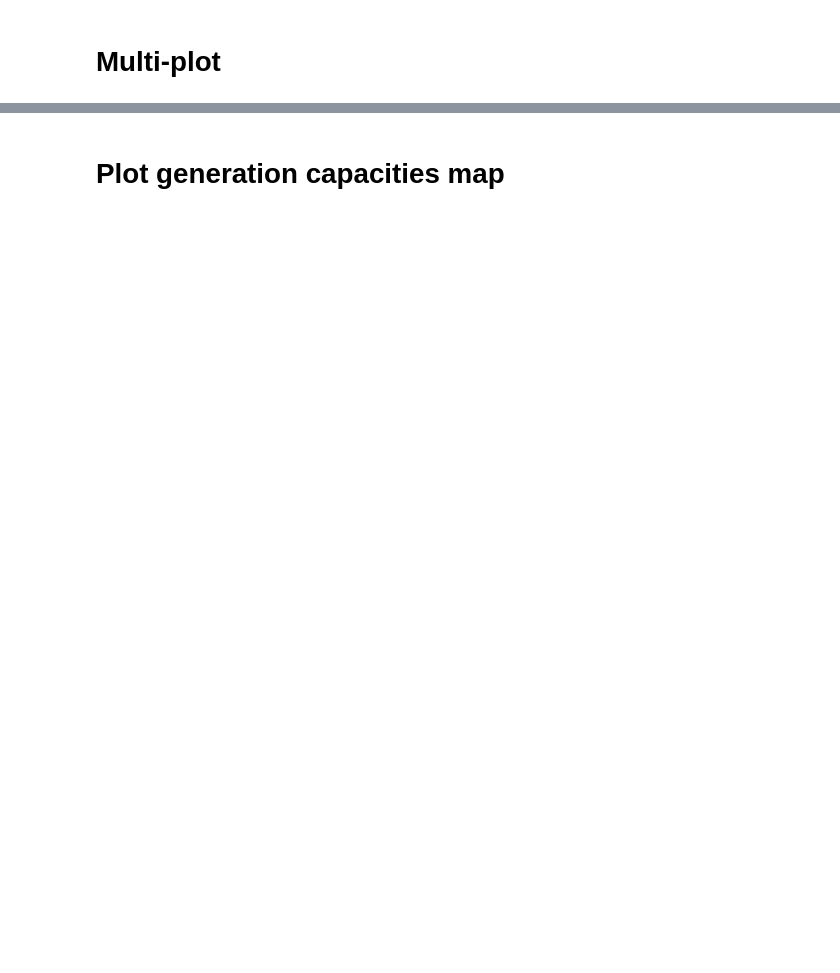
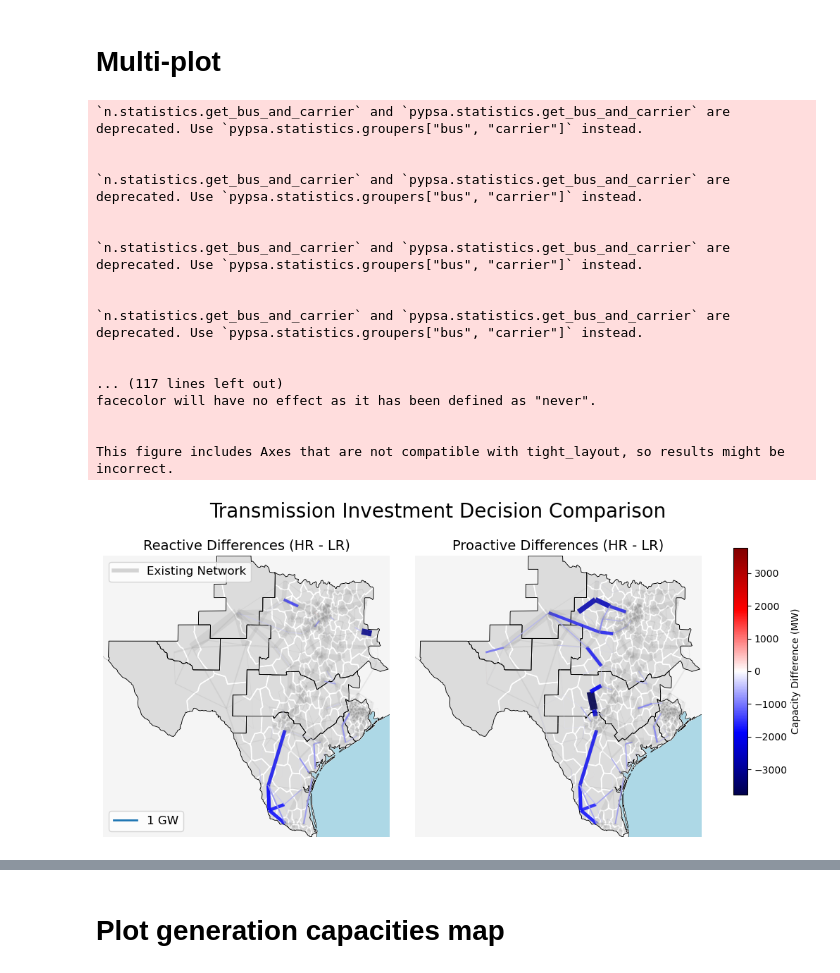
Before and after one commit to ktehranchi/pypsa-usa, a Jupyter notebook: workflow/notebooks/CH2/plot_network_maps2ERCOT.ipynb, the cells around one changed output, grey strips where cells are left out. Saved outputs shown, nothing was run; the diff lists cells and outputs as text; code cells hidden in the pictures; blank space fills up the shorter version.

```diff
--- a/workflow/notebooks/CH2/plot_network_maps2ERCOT.ipynb
+++ b/workflow/notebooks/CH2/plot_network_maps2ERCOT.ipynb
@@ -13,7 +13,9 @@ from matplotlib.colors import TwoSlopeNorm
 TITLE_SIZE = 20
 # %%
 # BAU
-n_hr_reactive = pypsa.Network('/Users/kamrantehranchi/Local_Documents/pypsa-usa/workflow/notebooks/CH2/5_5_BAU/elec_s210_cl180a_ch180a_ec_lv1.0_3h_E_mapped_TEP.nc')
-n_lr_reactive = pypsa.Network('/Users/kamrantehranchi/Local_Documents/pypsa-usa/workflow/notebooks/CH2/5_5_BAU/elec_s210_cl7a_ch180a_ec_lv1.0_3h_E_mapped_TEP.nc')
-n_lr_proactive = pypsa.Network("/Users/kamrantehranchi/Local_Documents/pypsa-usa/workflow/notebooks/CH2/5_5_BAU/elec_s210_cl7a_ch180a_ec_lvopt_3h_E_mapped_TEP.nc")
-n_hr_proactive = pypsa.Network('/Users/kamrantehranchi/Local_Documents/pypsa-usa/workflow/notebooks/CH2/5_5_BAU/elec_s210_c180a_ec_lvopt_3h_E.nc')
+sub_folder = '5_8_BAU'
+n_cp_reactive = pypsa.Network(f'/Users/kamrantehranchi/Local_Documents/pypsa-usa/workflow/notebooks/CH2/{sub_folder}/elec_s210_cl0a_ch180a_ec_lv1.0_3h_E_mapped_TEP.nc')
+n_hr_reactive = pypsa.Network(f'/Users/kamrantehranchi/Local_Documents/pypsa-usa/workflow/notebooks/CH2/{sub_folder}/elec_s210_cl180a_ch180a_ec_lv1.0_3h_E_mapped_TEP.nc')
+n_lr_reactive = pypsa.Network(f'/Users/kamrantehranchi/Local_Documents/pypsa-usa/workflow/notebooks/CH2/{sub_folder}/elec_s210_cl7a_ch180a_ec_lv1.0_3h_E_mapped_TEP.nc')
+n_lr_proactive = pypsa.Network(f"/Users/kamrantehranchi/Local_Documents/pypsa-usa/workflow/notebooks/CH2/{sub_folder}/elec_s210_cl7a_ch180a_ec_lvopt_3h_E_mapped_TEP.nc")
+n_hr_proactive = pypsa.Network(f'/Users/kamrantehranchi/Local_Documents/pypsa-usa/workflow/notebooks/CH2/{sub_folder}/elec_s210_c180a_ec_lvopt_3h_E.nc')
@@ -28,7 +54,6 @@ n_lr_reactive
 # %%
-regions_path = os.path.join("/Users/kamrantehranchi/Local_Documents/pypsa-usa/workflow/resources/CH2/tamu/SQ/reactive/texas/Geospatial/regions_onshore_s182_ch180a.geojson")
-regions = gpd.read_file(regions_path)
-regions_lr = gpd.read_file('/Users/kamrantehranchi/Local_Documents/pypsa-usa/workflow/resources/CH2/tamu/SQ/reactive/texas/Geospatial/regions_onshore_s15_ch7a.geojson')
+regions = gpd.read_file("/Users/kamrantehranchi/Local_Documents/pypsa-usa/workflow/notebooks/CH2/TexasGeospatial/regions_onshore_s210.geojson")
+regions_lr = gpd.read_file('/Users/kamrantehranchi/Local_Documents/pypsa-usa/workflow/notebooks/CH2/TexasGeospatial/regions_onshore_s210_7a.geojson')
 # %%
 def plot_capacity_map(
     n: pypsa.Network,
@@ -262,29 +306,31 @@ fig.tight_layout()
 # Multi-plot
 # %%
 # Reactive differences
-iq_diff_bus, iq_diff_line, iq_diff_link = get_diff_capacities(n_hr_reactive)
-sq_diff_bus, sq_diff_line, sq_diff_link = get_diff_capacities(n_lr_reactive)
-diff_bus_reactive = iq_diff_bus - sq_diff_bus
-diff_line_reactive = iq_diff_line - sq_diff_line
-diff_link_reactive = iq_diff_link - sq_diff_link
+hr_reac_bus_diff, hr_reac_line_diff, hr_reac_link_diff = get_diff_capacities(n_hr_reactive)
+lr_reac_bus_diff, lr_reac_line_diff, lr_reac_link_diff = get_diff_capacities(n_lr_reactive)
+diff_bus_reactive = hr_reac_bus_diff - lr_reac_bus_diff
+diff_line_reactive = hr_reac_line_diff - lr_reac_line_diff
+diff_link_reactive = hr_reac_link_diff - lr_reac_link_diff
 
 # Proactive differences
-iq_diff_bus, iq_diff_line, iq_diff_link = get_diff_capacities(n_hr_proactive)
-sq_diff_bus, sq_diff_line, sq_diff_link = get_diff_capacities(n_lr_proactive)
-diff_bus_proactive = iq_diff_bus - sq_diff_bus
-diff_line_proactive = iq_diff_line - sq_diff_line
-diff_link_proactive = iq_diff_link - sq_diff_link
+hr_pro_bus_diff, hr_pro_line_diff, hr_pro_link_diff = get_diff_capacities(n_hr_proactive)
+lr_pro_bus_diff, lr_pro_line_diff, lr_pro_link_diff = get_diff_capacities(n_lr_proactive)
+diff_bus_proactive = hr_pro_bus_diff - lr_pro_bus_diff
+
+# proactive - reactive investments
+diff_line_proactive = hr_pro_line_diff - lr_pro_line_diff
+diff_link_proactive = hr_pro_link_diff - lr_pro_link_diff
 
 # Create a list of dictionaries for each subplot
 subplot_data = [
     {
-        'title': 'Reactive Differences (b - a)',
+        'title': 'Reactive Differences (HR - LR)',
         'bus_values': diff_bus_reactive,
         'line_values': diff_line_reactive,
         'link_values': diff_link_reactive
     },
     {
-        'title': 'Proactive Differences (d - c)',
+        'title': 'Proactive Differences (HR - LR)',
         'bus_values': diff_bus_proactive,
         'line_values': diff_line_proactive,
         'link_values': diff_link_proactive
@@ -359,30 +405,49 @@ for i, (ax, data) in enumerate(zip(axes, subplot_data)):
     ax.set_title(data['title'], fontsize=TITLE_SIZE * 0.7)
 
     # Only add legend to the first subplot
     if i == 0:
         pypsa.plot.add_legend_lines(
             ax,
             sizes=[1e3/line_scale],
             labels=["1 GW"], legend_kw={"loc": "lower left", "fontsize": TITLE_SIZE * 0.6}
         )
         legend_elements = [
             Line2D([0], [0], color='lightgrey', lw=4, label='Existing Network'),
         ]
         ax.legend(handles=legend_elements, loc='upper left', fontsize=TITLE_SIZE * 0.6)
 
 # Create a ScalarMappable for the colorbar
 sm = plt.cm.ScalarMappable(cmap=colormap, norm=norm)
 sm._A = []
 
 # Add a colorbar that applies to all subplots
 cbar_ax = fig.add_axes([0.92, 0.15, 0.02, 0.7])  # [left, bottom, width, height]
 cbar = fig.colorbar(sm, cax=cbar_ax, orientation='vertical')
 cbar.set_label('Capacity Difference (MW)', fontsize=TITLE_SIZE * 0.5)
 
 # Add main title
 plt.suptitle("Transmission Investment Decision Comparison", fontsize=TITLE_SIZE)
 
 # Adjust layout
 fig.tight_layout(rect=[0, 0, 0.9, 0.95])  # Make room for colorbar
 
 plt.show()
+# %% [output]
+`n.statistics.get_bus_and_carrier` and `pypsa.statistics.get_bus_and_carrier` are deprecated. Use `pypsa.statistics.groupers["bus", "carrier"]` instead.
+
+
+`n.statistics.get_bus_and_carrier` and `pypsa.statistics.get_bus_and_carrier` are deprecated. Use `pypsa.statistics.groupers["bus", "carrier"]` instead.
+
+
+`n.statistics.get_bus_and_carrier` and `pypsa.statistics.get_bus_and_carrier` are deprecated. Use `pypsa.statistics.groupers["bus", "carrier"]` instead.
+
+
+`n.statistics.get_bus_and_carrier` and `pypsa.statistics.get_bus_and_carrier` are deprecated. Use `pypsa.statistics.groupers["bus", "carrier"]` instead.
+
+
+... (117 lines left out)
+facecolor will have no effect as it has been defined as "never".
+
+
+This figure includes Axes that are not compatible with tight_layout, so results might be incorrect.
+[figure, added]
```
Also changed, not shown: parts of 11 cells of this notebook, 1 other file.
